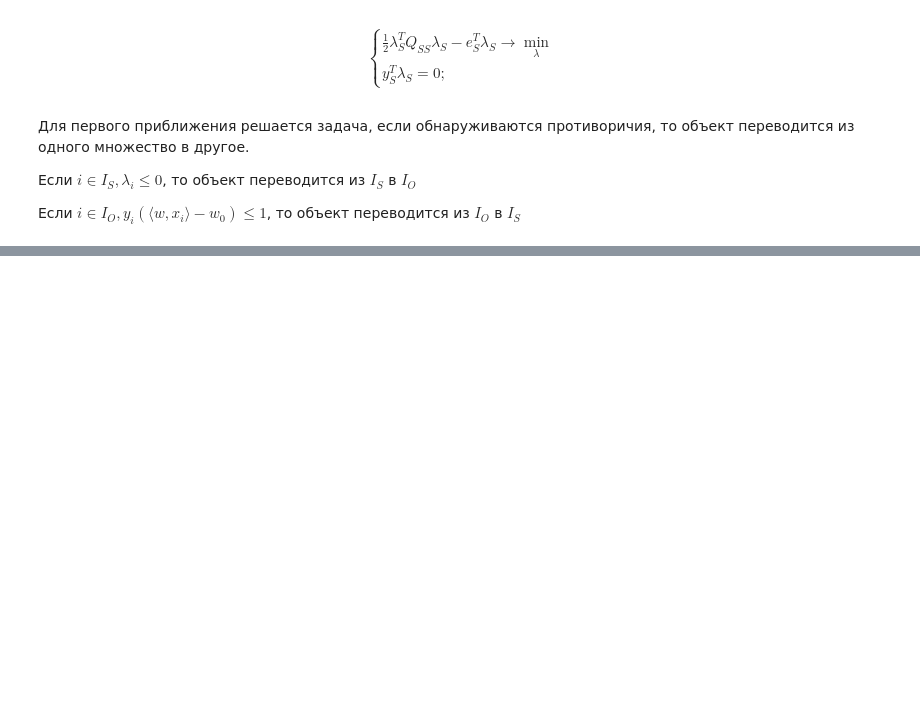
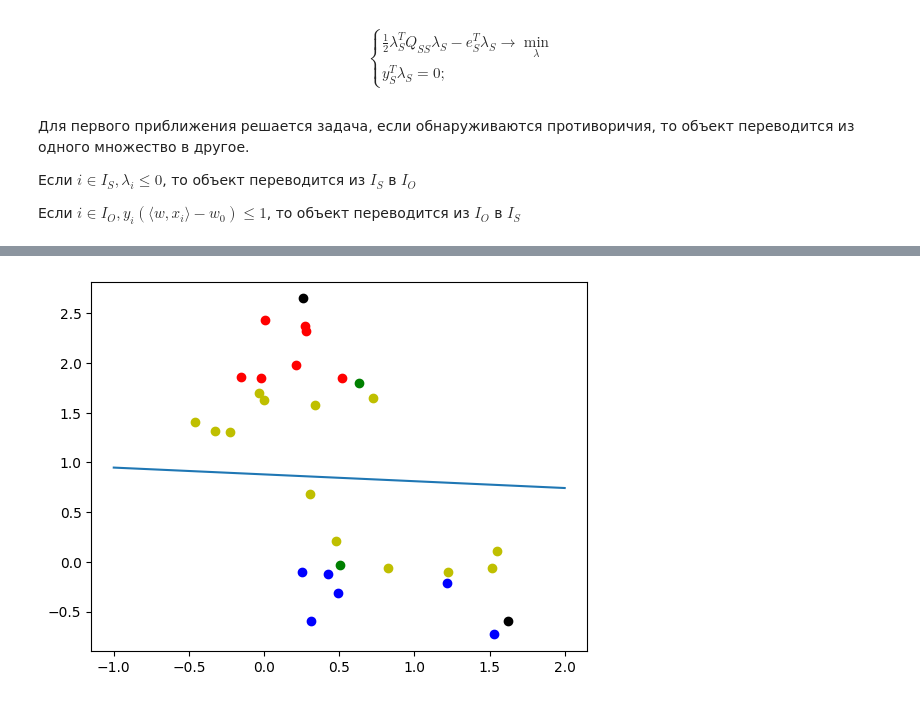
Before and after one commit to Dann38/neural_networks_course, a Jupyter notebook: lesson/lesson1/svm.ipynb, the cells around one changed output, grey strips where cells are left out. Saved outputs shown, nothing was run; the diff lists cells and outputs as text; code cells hidden in the pictures; blank space fills up the shorter version.

```diff
--- a/lesson/lesson1/svm.ipynb
+++ b/lesson/lesson1/svm.ipynb
@@ -160,0 +176,28 @@ array([ 1.26392324e+00+0.00000000e+00j,  2.77203666e-02+0.00000000e+00j,
+# %%
+new_IO = []
+new_IS = []
+
+# Поиск опорных векторов
+
+old_ =  w0_new/w_new[1]-t*w_new[0]/w_new[1]
+plt.plot(t, old_)
+
+for lm, x in zip(lambda_rez, IS):
+    x1, x2 = x.get_cord()
+    if lm <= 0:
+        new_IO.append(x)
+        plt.scatter(x1, x2, color='k')
+    else:
+        new_IS.append(x)
+        plt.scatter(x1, x2, color='g')
+
+for x in IO:
+    x1, x2 = x.get_cord()
+    if (w_new@x.get_vec() - w0_new)* x.y <= 1:
+        new_IS.append(x)
+        plt.scatter(x1, x2, color='y')
+    else:
+        new_IO.append(x)
+        x.plot()
+# %% [output]
+[figure, added]
```
Also changed, not shown: parts of 24 cells of this notebook.
